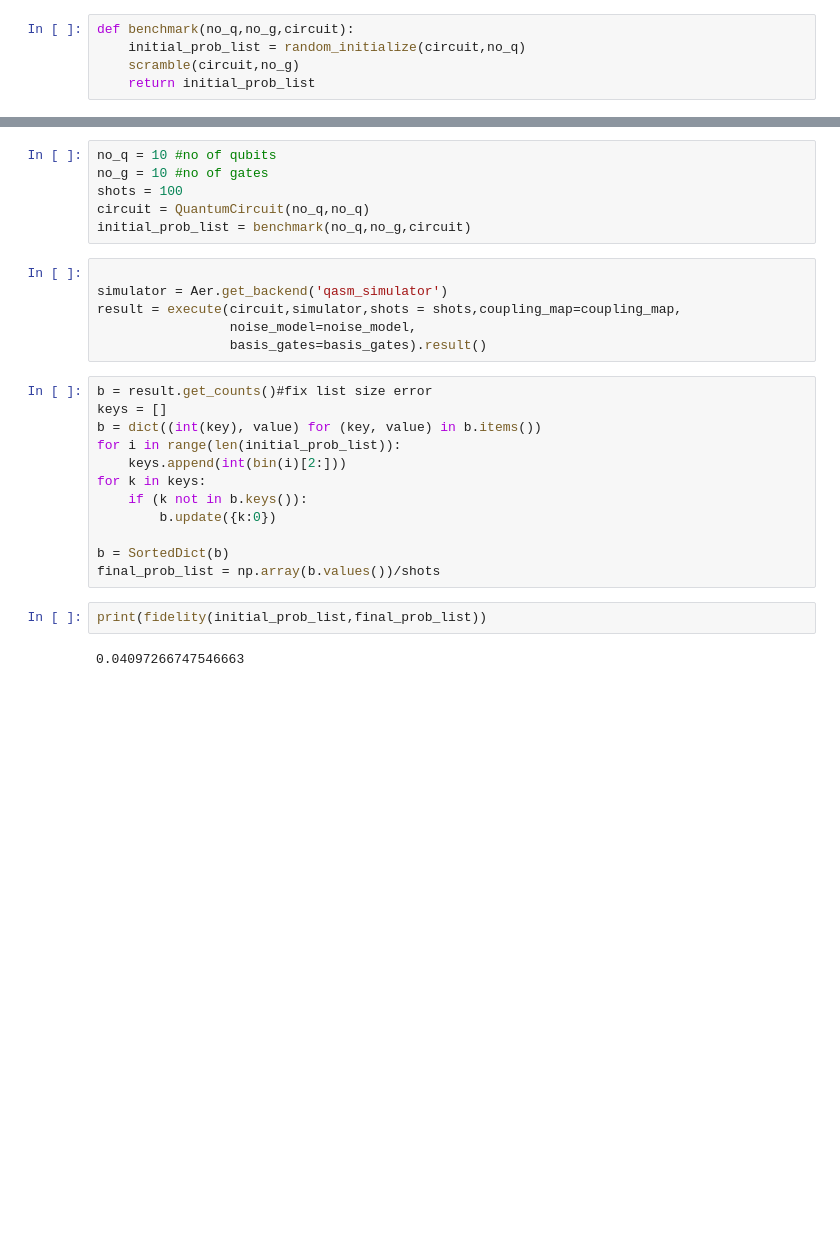
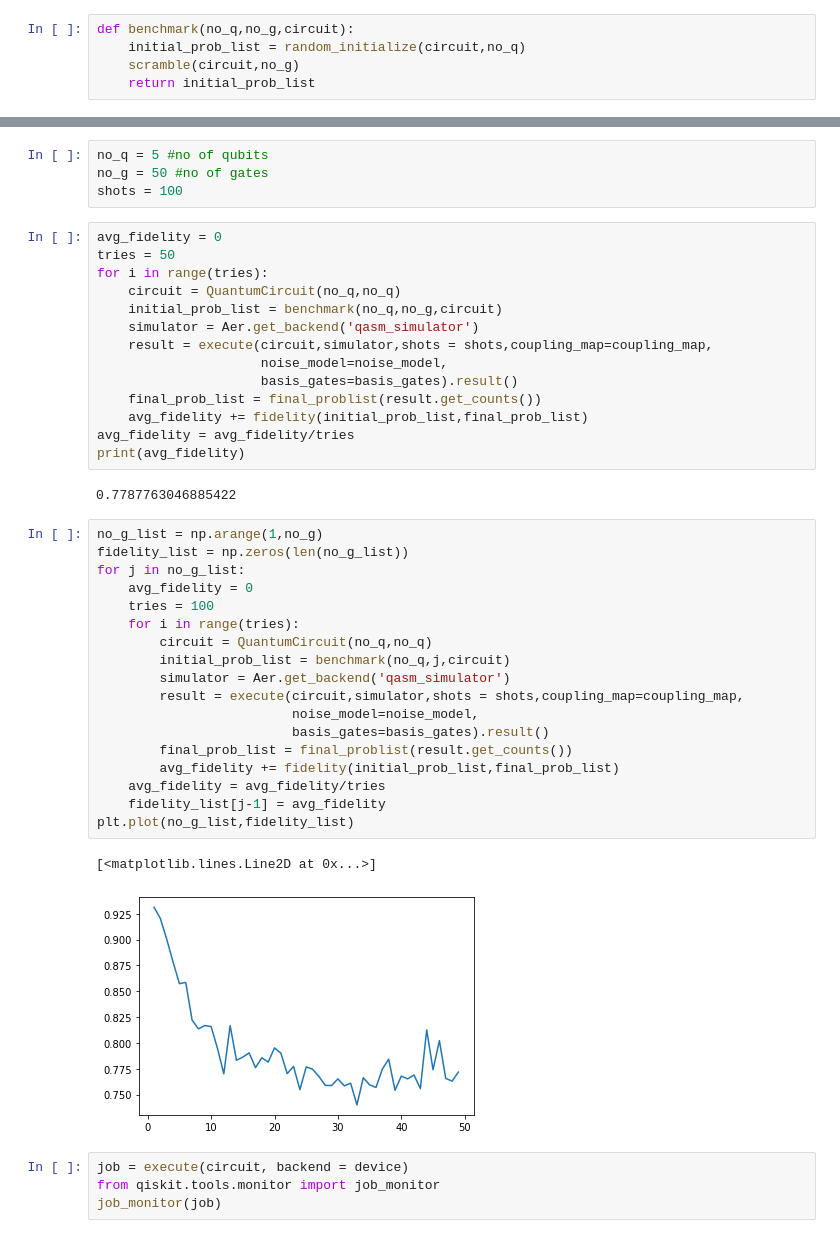
Before and after one commit to aswanthkrishna/tensor-network, a Jupyter notebook: hardware_benchmarking.ipynb, the cells around one changed output, grey strips where cells are left out. Cells and saved outputs as stored; diff of their text form; blank space fills up the shorter version.

```diff
--- a/hardware_benchmarking.ipynb
+++ b/hardware_benchmarking.ipynb
@@ -78,28 +91,45 @@ def benchmark(no_q,no_g,circuit):
 # %%
-no_q = 10 #no of qubits
-no_g = 10 #no of gates
+no_q = 5 #no of qubits
+no_g = 50 #no of gates
 shots = 100
-circuit = QuantumCircuit(no_q,no_q)
-initial_prob_list = benchmark(no_q,no_g,circuit)
 # %%
-
-simulator = Aer.get_backend('qasm_simulator')
-result = execute(circuit,simulator,shots = shots,coupling_map=coupling_map,
-                 noise_model=noise_model,
-                 basis_gates=basis_gates).result()
+avg_fidelity = 0
+tries = 50
+for i in range(tries):
+    circuit = QuantumCircuit(no_q,no_q)
+    initial_prob_list = benchmark(no_q,no_g,circuit)
+    simulator = Aer.get_backend('qasm_simulator')
+    result = execute(circuit,simulator,shots = shots,coupling_map=coupling_map,
+                     noise_model=noise_model,
+                     basis_gates=basis_gates).result()
+    final_prob_list = final_problist(result.get_counts())
+    avg_fidelity += fidelity(initial_prob_list,final_prob_list)
+avg_fidelity = avg_fidelity/tries
+print(avg_fidelity)
+# %% [output]
+0.7787763046885422
-# %%
-b = result.get_counts()#fix list size error
-keys = []
-b = dict((int(key), value) for (key, value) in b.items())
-for i in range(len(initial_prob_list)):
-    keys.append(int(bin(i)[2:]))
-for k in keys:
-    if (k not in b.keys()):
-        b.update({k:0})
-
-b = SortedDict(b)
-final_prob_list = np.array(b.values())/shots
-# %%
-print(fidelity(initial_prob_list,final_prob_list))
-# %% [output]
-0.04097266747546663
+# %%
+no_g_list = np.arange(1,no_g)
+fidelity_list = np.zeros(len(no_g_list))
+for j in no_g_list:
+    avg_fidelity = 0
+    tries = 100
+    for i in range(tries):
+        circuit = QuantumCircuit(no_q,no_q)
+        initial_prob_list = benchmark(no_q,j,circuit)
+        simulator = Aer.get_backend('qasm_simulator')
+        result = execute(circuit,simulator,shots = shots,coupling_map=coupling_map,
+                         noise_model=noise_model,
+                         basis_gates=basis_gates).result()
+        final_prob_list = final_problist(result.get_counts())
+        avg_fidelity += fidelity(initial_prob_list,final_prob_list)
+    avg_fidelity = avg_fidelity/tries
+    fidelity_list[j-1] = avg_fidelity
+plt.plot(no_g_list,fidelity_list)
+# %% [output]
+[<matplotlib.lines.Line2D at 0x...>]
+[figure, added]
+# %%
+job = execute(circuit, backend = device)
+from qiskit.tools.monitor import job_monitor
+job_monitor(job)
```
Also changed, not shown: parts of 7 cells of this notebook, 3 other files.
